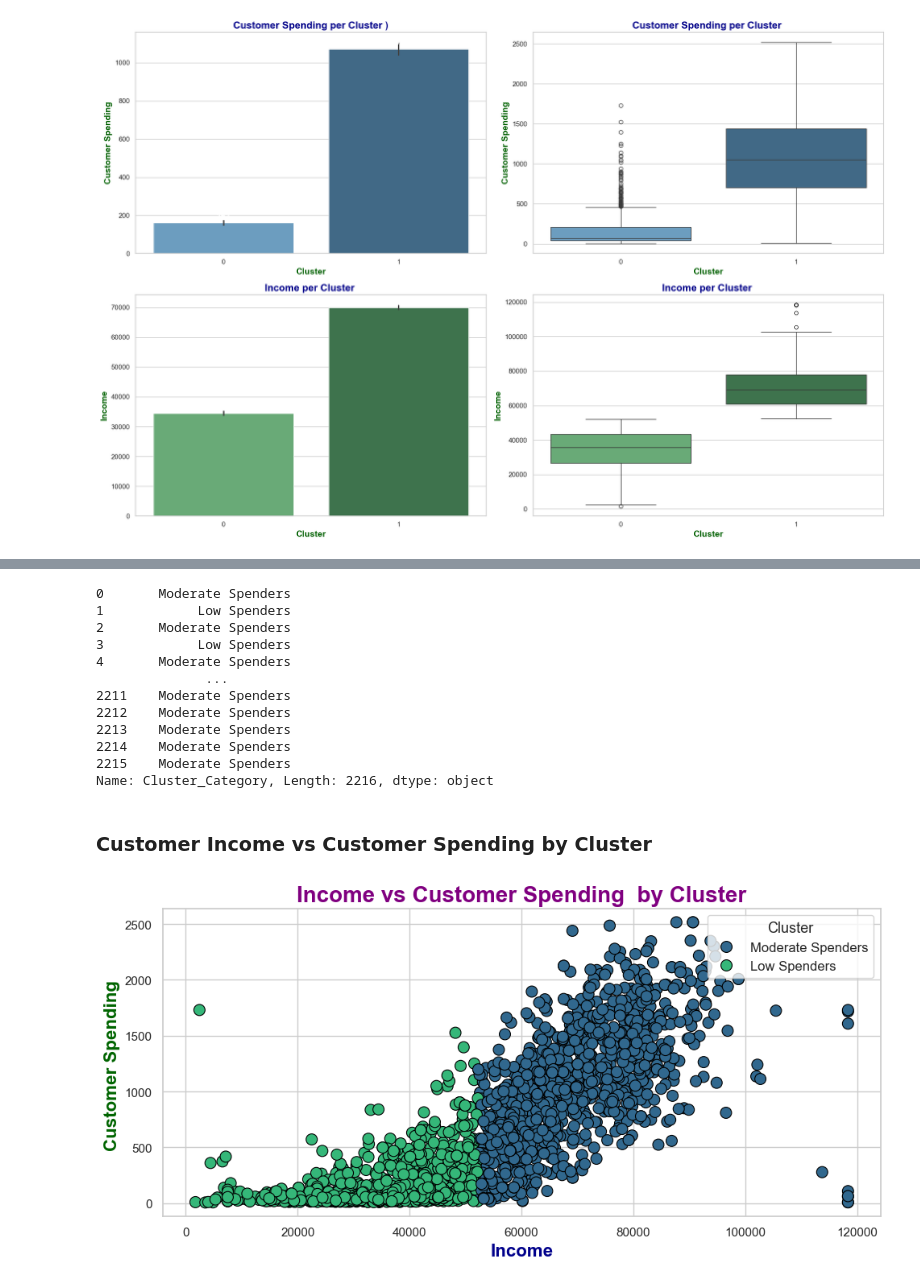
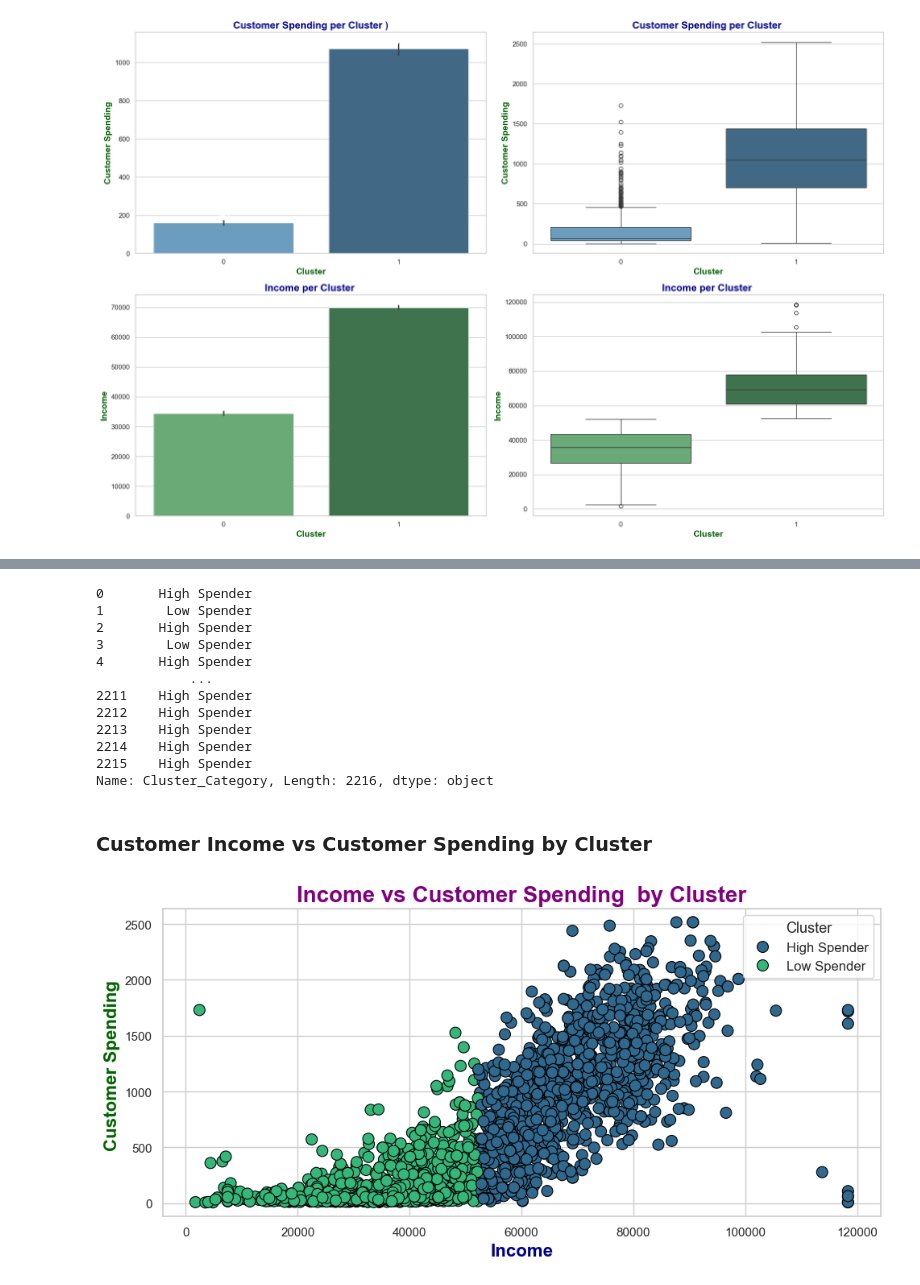
Before and after one commit to Rajatsingh64/customer_personality_analysis, a Jupyter notebook: notebook/Preprocessing & Model_training.ipynb, the cells around one changed output, grey strips where cells are left out. Cells and saved outputs as stored; diff of their text form; code cells hidden in the pictures.

```diff
--- a/notebook/Preprocessing & Model_training.ipynb
+++ b/notebook/Preprocessing & Model_training.ipynb
@@ -473,6 +471,7 @@ kmeans = KMeans(n_clusters=2, init='k-means++',  n_init=10, random_state=42)
 # Fitting the KMeans model on the data and predicting the cluster labels
 cluster_labels = kmeans.fit_predict(df_encoded)
 
+df["Cluster"] = cluster_labels
 df_copy["Cluster"] = cluster_labels
 
 
@@ -660,45 +659,46 @@ plt.show()
 # the numeric cluster labels in the 'Cluster' column with more descriptive labels. The 'replace'
 # method is used to map each numeric value (0 , 1) to a string that represents the spending category.
 
-df_copy["Cluster_Category"] = df_copy["Cluster"].replace(to_replace={0: "Low Spenders", 1: "Moderate Spenders"})
-df_copy["Cluster_Category"]
+df["Cluster_Category"] = df["Cluster"].replace(to_replace={0: "Low Spender", 1: "High Spender"})
+df["Cluster_Category"]
 # %% [output]
-0       Moderate Spenders
-1            Low Spenders
-2       Moderate Spenders
-3            Low Spenders
-4       Moderate Spenders
-              ...
-2211    Moderate Spenders
-2212    Moderate Spenders
-2213    Moderate Spenders
-2214    Moderate Spenders
-2215    Moderate Spenders
+0       High Spender
+1        Low Spender
+2       High Spender
+3        Low Spender
+4       High Spender
+            ...
+2211    High Spender
+2212    High Spender
+2213    High Spender
+2214    High Spender
+2215    High Spender
 Name: Cluster_Category, Length: 2216, dtype: object
 # %% [markdown]
 ### Customer Income vs Customer Spending by Cluster
 # %%
+df_copy["Cluster_Category"]=df["Cluster_Category"]
 # Set a modern, minimalistic style for the plot
 sns.set(style="whitegrid")
 
 # Create a scatter plot for Income vs Customer Spending with Cluster color coding
 plt.figure(figsize=(10, 5))  # Adjust the size for clarity
 
 sns.scatterplot(data=df_copy, x="Income", y="customer_spending", hue="Cluster_Category", palette="viridis", s=100, edgecolor='black', marker="o")
 
 # Title and labels with refined styling
 plt.title('Income vs Customer Spending  by Cluster', fontsize=20, weight='bold', color='purple')
 plt.xlabel('Income', fontsize=16, weight='bold', color='darkblue')
 plt.ylabel('Customer Spending ', fontsize=16, weight='bold', color='darkgreen')
 
 # Add a legend with better positioning
 plt.legend(title='Cluster', title_fontsize='13', loc='upper right', fontsize='12')
 
 # Display the plot with a tight layout to prevent clipping
 plt.tight_layout()
 plt.show()
 # %% [output]
-[figure, old version]
+[figure, new version]
 # %% [markdown]
 # **Observations on Spending to Income Ratio Distribution**
 
```
Also changed, not shown: parts of 8 cells of this notebook, 4 other files.
